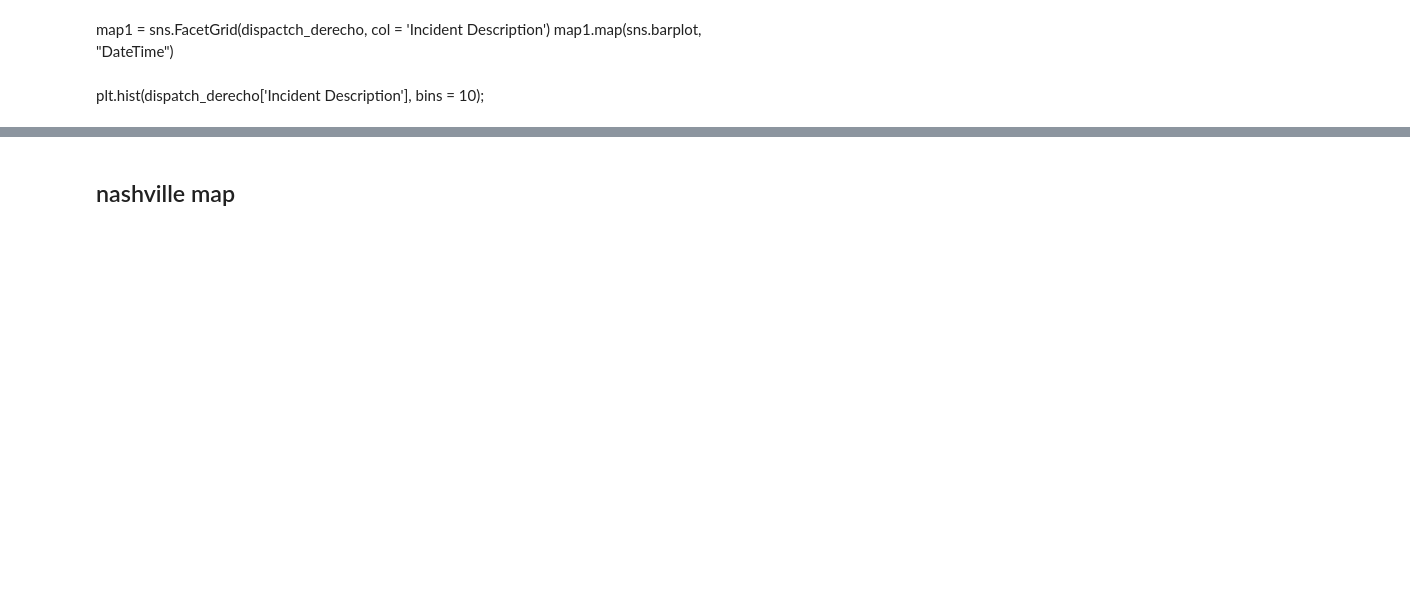
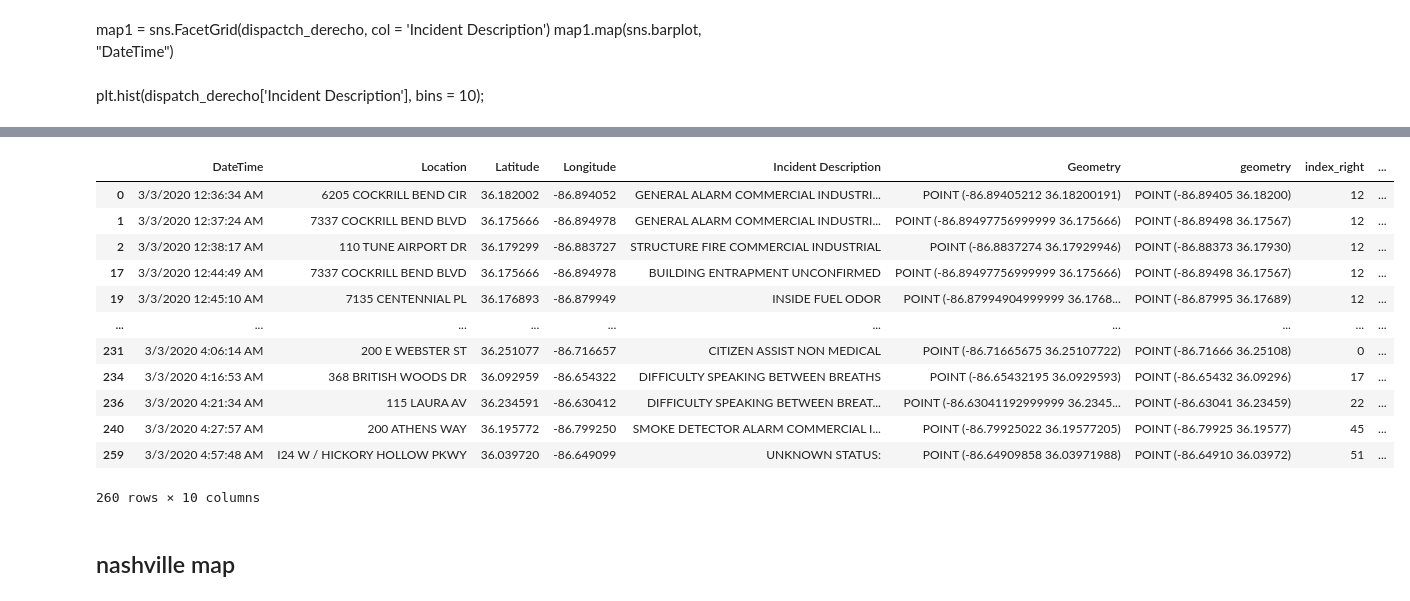
Before and after one commit to MrBardot/NSS-DDA2-metro-nashville-emergency, a Jupyter notebook: metro-nashville-emergency-communications-snickers-thoang.ipynb, the cells around one changed output, grey strips where cells are left out. Cells and saved outputs as stored; diff of their text form; code cells hidden in the pictures; blank space fills up the shorter version.

```diff
--- a/metro-nashville-emergency-communications-snickers-thoang.ipynb
+++ b/metro-nashville-emergency-communications-snickers-thoang.ipynb
@@ -221,3 +222,20 @@ plt.hist(dispatch_derecho['Incident Description'], bins = 10);
+# %%
+dispatch_tornado_zip = gpd.sjoin(dispatch_tornado_geo, zipcodes, op = 'within')
+dispatch_tornado_zip
+# %% [output]
+|  | DateTime | Location | Latitude | Longitude | Incident Description | Geometry | geometry | index_right | ... |
+| 0 | 3/3/2020 12:36:34 AM | 6205 COCKRILL BEND CIR | 36.182002 | -86.894052 | GENERAL ALARM COMMERCIAL INDUSTRI... | POINT (-86.89405212 36.18200191) | POINT (-86.89405 36.18200) | 12 | ... |
+| 1 | 3/3/2020 12:37:24 AM | 7337 COCKRILL BEND BLVD | 36.175666 | -86.894978 | GENERAL ALARM COMMERCIAL INDUSTRI... | POINT (-86.89497756999999 36.175666) | POINT (-86.89498 36.17567) | 12 | ... |
+| 2 | 3/3/2020 12:38:17 AM | 110 TUNE AIRPORT DR | 36.179299 | -86.883727 | STRUCTURE FIRE COMMERCIAL INDUSTRIAL | POINT (-86.8837274 36.17929946) | POINT (-86.88373 36.17930) | 12 | ... |
+| 17 | 3/3/2020 12:44:49 AM | 7337 COCKRILL BEND BLVD | 36.175666 | -86.894978 | BUILDING ENTRAPMENT UNCONFIRMED | POINT (-86.89497756999999 36.175666) | POINT (-86.89498 36.17567) | 12 | ... |
+| 19 | 3/3/2020 12:45:10 AM | 7135 CENTENNIAL PL | 36.176893 | -86.879949 | INSIDE FUEL ODOR | POINT (-86.87994904999999 36.1768... | POINT (-86.87995 36.17689) | 12 | ... |
+| ... | ... | ... | ... | ... | ... | ... | ... | ... | ... |
+| 231 | 3/3/2020 4:06:14 AM | 200 E WEBSTER ST | 36.251077 | -86.716657 | CITIZEN ASSIST NON MEDICAL | POINT (-86.71665675 36.25107722) | POINT (-86.71666 36.25108) | 0 | ... |
+| 234 | 3/3/2020 4:16:53 AM | 368 BRITISH WOODS DR | 36.092959 | -86.654322 | DIFFICULTY SPEAKING BETWEEN BREATHS | POINT (-86.65432195 36.0929593) | POINT (-86.65432 36.09296) | 17 | ... |
+| 236 | 3/3/2020 4:21:34 AM | 115 LAURA AV | 36.234591 | -86.630412 | DIFFICULTY SPEAKING BETWEEN BREAT... | POINT (-86.63041192999999 36.2345... | POINT (-86.63041 36.23459) | 22 | ... |
+| 240 | 3/3/2020 4:27:57 AM | 200 ATHENS WAY | 36.195772 | -86.799250 | SMOKE DETECTOR ALARM COMMERCIAL I... | POINT (-86.79925022 36.19577205) | POINT (-86.79925 36.19577) | 45 | ... |
+| 259 | 3/3/2020 4:57:48 AM | I24 W / HICKORY HOLLOW PKWY | 36.039720 | -86.649099 | UNKNOWN STATUS: | POINT (-86.64909858 36.03971988) | POINT (-86.64910 36.03972) | 51 | ... |
+260 rows × 10 columns
 # %% [markdown]
 ## nashville map
 # %%
```
Also changed, not shown: parts of 23 cells of this notebook.
